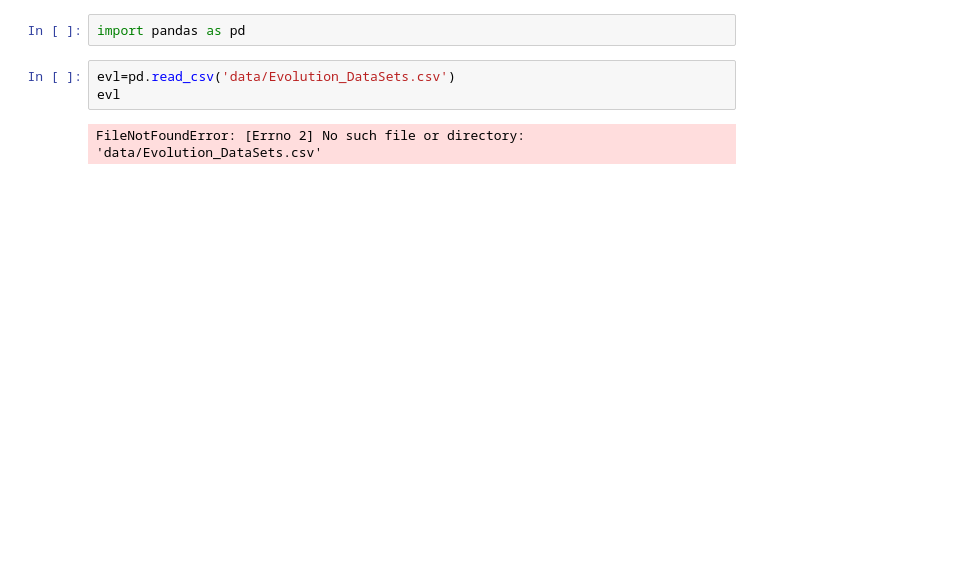
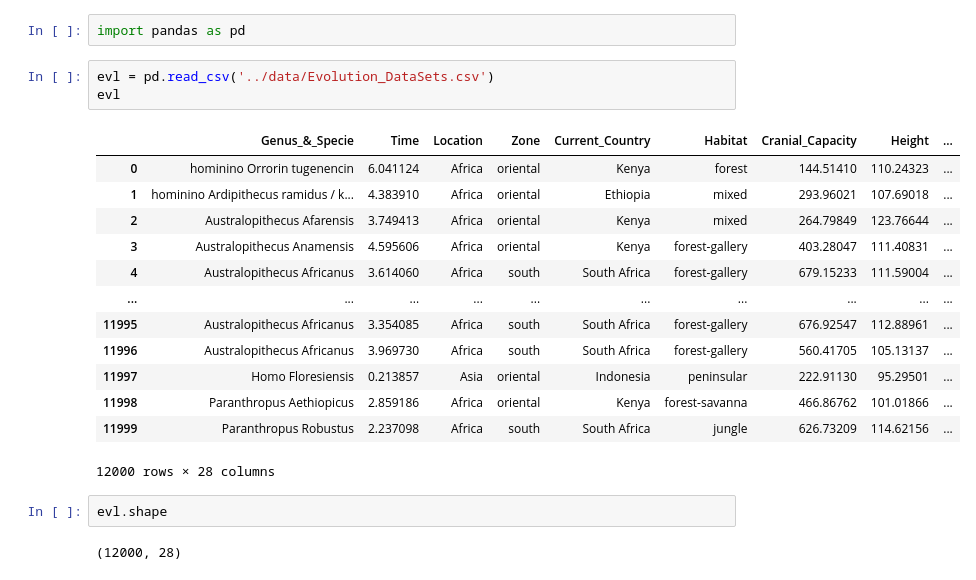
Before and after one commit to DaryaKurysheva/biology_data, a Jupyter notebook: notebooks/EDA.ipynb, the cells around one changed output. Drawn from its saved outputs; the diff is of its cells as text; blank space fills up the shorter version.

```diff
--- a/notebooks/EDA.ipynb
+++ b/notebooks/EDA.ipynb
@@ -1,7 +1,23 @@
 # %%
 import pandas as pd
-# %%
-evl=pd.read_csv('data/Evolution_DataSets.csv')
-evl
-# %% [output]
-FileNotFoundError: [Errno 2] No such file or directory: 'data/Evolution_DataSets.csv'
+# %%
+evl = pd.read_csv('../data/Evolution_DataSets.csv')
+evl
+# %% [output]
+|  | Genus_&_Specie | Time | Location | Zone | Current_Country | Habitat | Cranial_Capacity | Height | ... |
+| 0 | hominino Orrorin tugenencin | 6.041124 | Africa | oriental | Kenya | forest | 144.51410 | 110.24323 | ... |
+| 1 | hominino Ardipithecus ramidus / k... | 4.383910 | Africa | oriental | Ethiopia | mixed | 293.96021 | 107.69018 | ... |
+| 2 | Australopithecus Afarensis | 3.749413 | Africa | oriental | Kenya | mixed | 264.79849 | 123.76644 | ... |
+| 3 | Australopithecus Anamensis | 4.595606 | Africa | oriental | Kenya | forest-gallery | 403.28047 | 111.40831 | ... |
+| 4 | Australopithecus Africanus | 3.614060 | Africa | south | South Africa | forest-gallery | 679.15233 | 111.59004 | ... |
+| ... | ... | ... | ... | ... | ... | ... | ... | ... | ... |
+| 11995 | Australopithecus Africanus | 3.354085 | Africa | south | South Africa | forest-gallery | 676.92547 | 112.88961 | ... |
+| 11996 | Australopithecus Africanus | 3.969730 | Africa | south | South Africa | forest-gallery | 560.41705 | 105.13137 | ... |
+| 11997 | Homo Floresiensis | 0.213857 | Asia | oriental | Indonesia | peninsular | 222.91130 | 95.29501 | ... |
+| 11998 | Paranthropus Aethiopicus | 2.859186 | Africa | oriental | Kenya | forest-savanna | 466.86762 | 101.01866 | ... |
+| 11999 | Paranthropus Robustus | 2.237098 | Africa | south | South Africa | jungle | 626.73209 | 114.62156 | ... |
+12000 rows × 28 columns
+# %%
+evl.shape
+# %% [output]
+(12000, 28)
```
